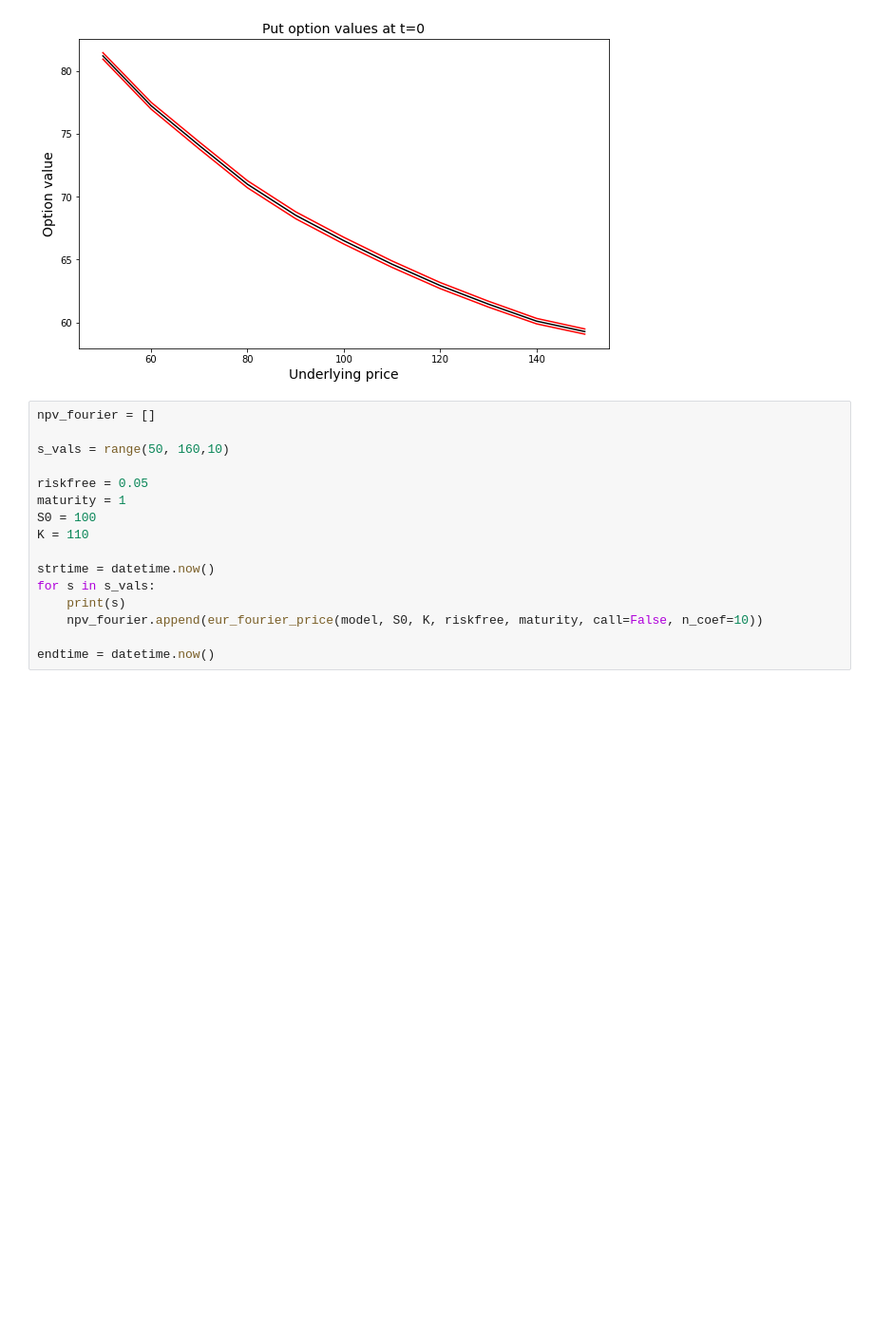
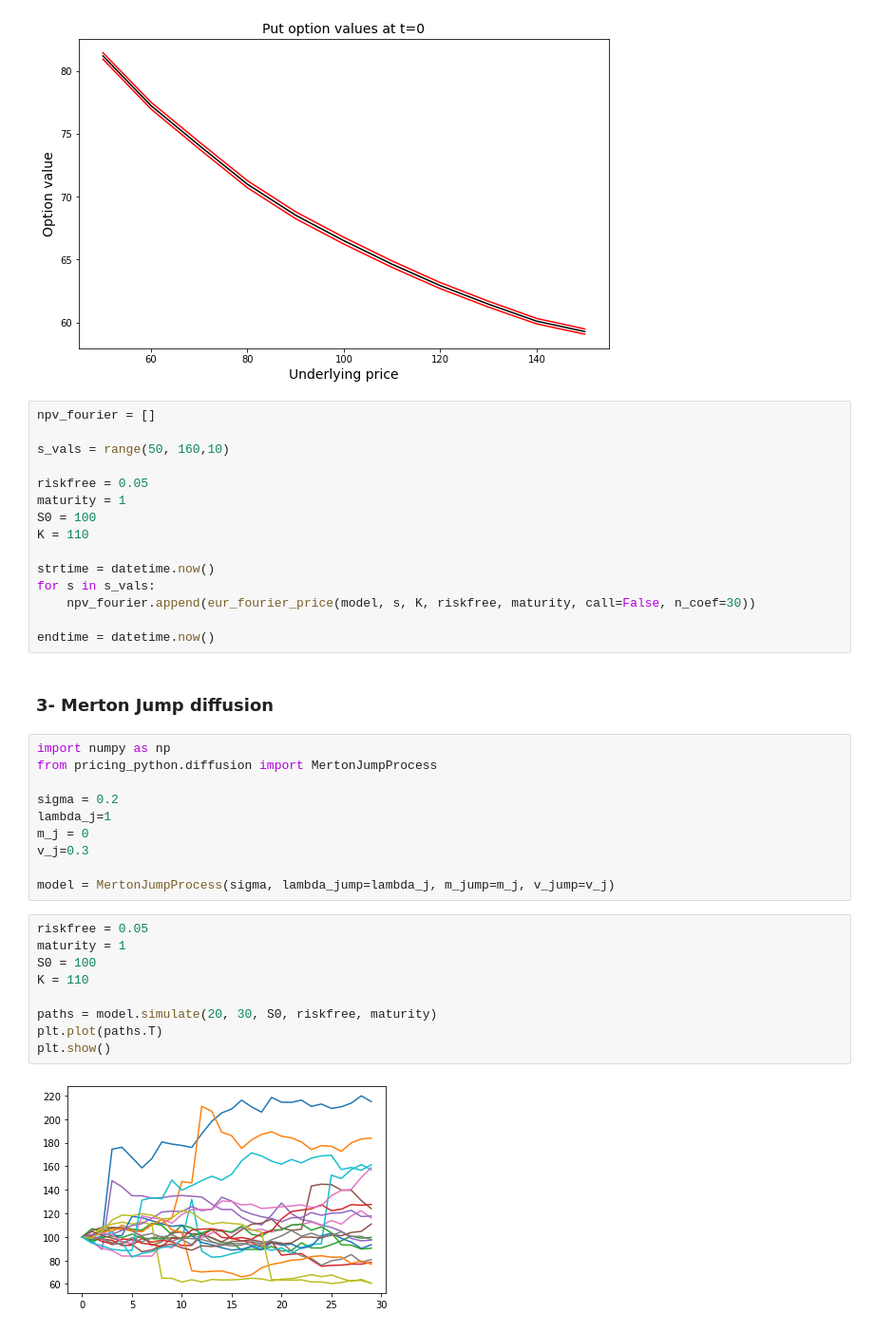
Before and after one commit to ppierrot2/pricing-methods-python, a Jupyter notebook: notebooks/pricing_Fourier.ipynb, the cells around one changed output. Shown: that part at 95% size. Saved outputs shown, nothing was run; the diff lists cells and outputs as text; blank space fills up the shorter version.

Commit message:
Add Merton

```diff
--- a/notebooks/pricing_Fourier.ipynb
+++ b/notebooks/pricing_Fourier.ipynb
@@ -180,7 +180,29 @@ K = 110
 
 strtime = datetime.now()
 for s in s_vals:
-    print(s)
-    npv_fourier.append(eur_fourier_price(model, S0, K, riskfree, maturity, call=False, n_coef=10))
+    npv_fourier.append(eur_fourier_price(model, s, K, riskfree, maturity, call=False, n_coef=30))
 
 endtime = datetime.now()
+# %% [markdown]
+### 3- Merton Jump diffusion
+# %%
+import numpy as np
+from pricing_python.diffusion import MertonJumpProcess
+
+sigma = 0.2
+lambda_j=1
+m_j = 0
+v_j=0.3
+
+model = MertonJumpProcess(sigma, lambda_jump=lambda_j, m_jump=m_j, v_jump=v_j)
+# %%
+riskfree = 0.05
+maturity = 1
+S0 = 100
+K = 110
+
+paths = model.simulate(20, 30, S0, riskfree, maturity)
+plt.plot(paths.T)
+plt.show()
+# %% [output]
+[figure, added]
```
Also changed, not shown: parts of 3 cells of this notebook, 2 other files.
